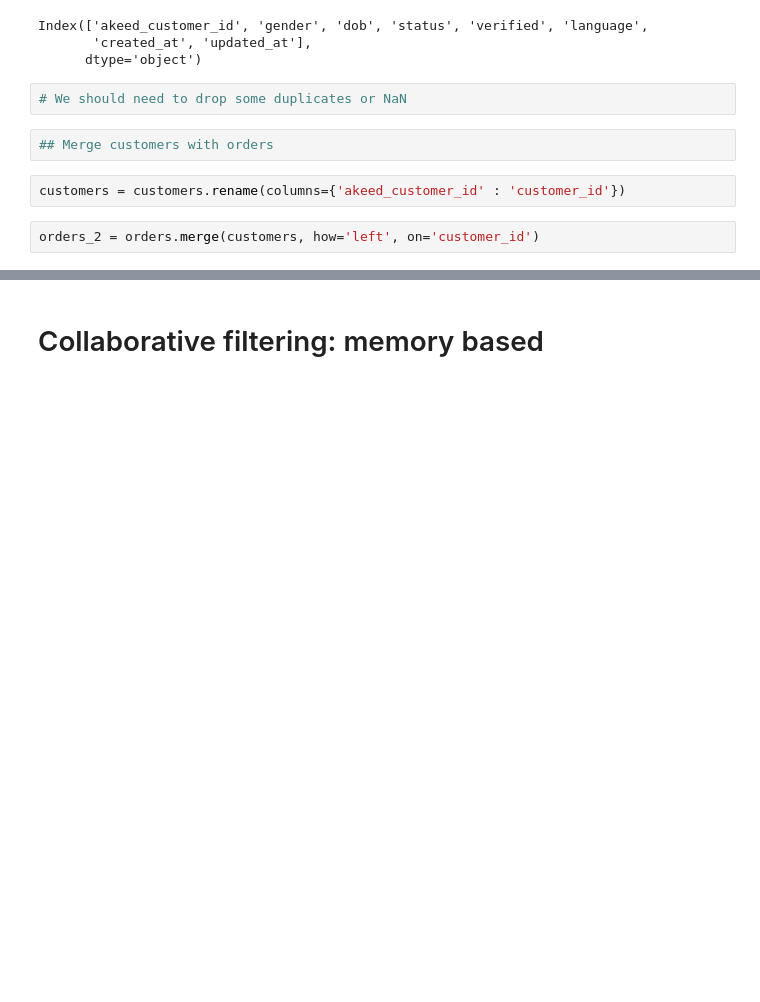
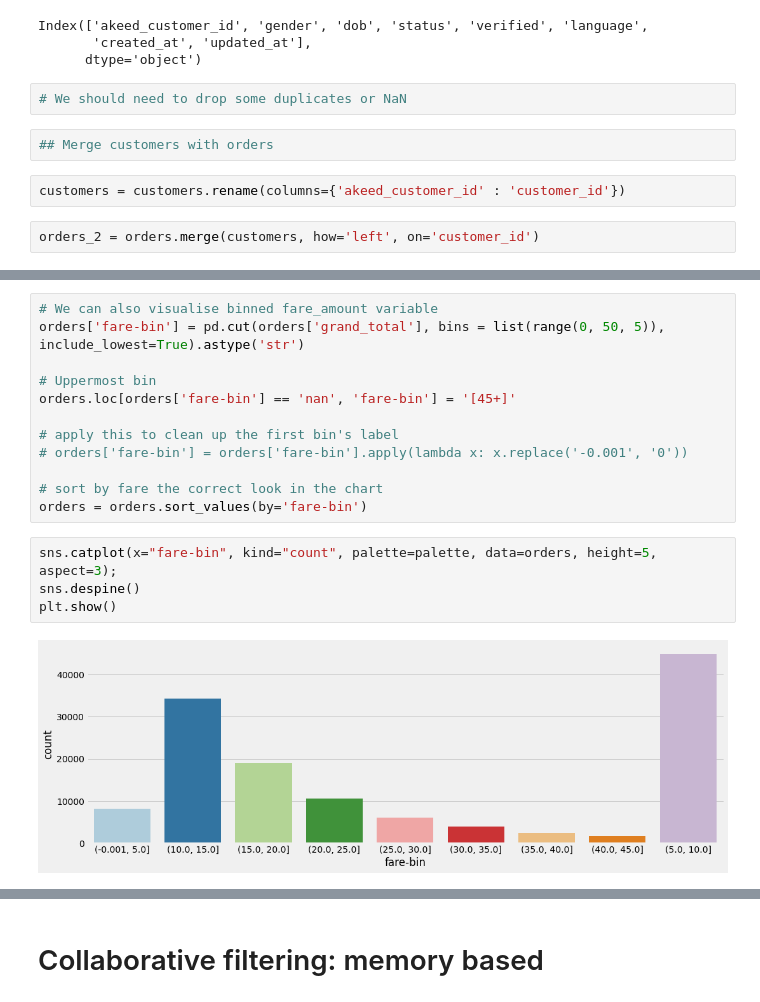
Before and after one commit to AurelSann/Recommendation_challenge, a Jupyter notebook: notebooks/Coco_Data_explo.ipynb, the cells around one changed output, grey strips where cells are left out. Cells and saved outputs as stored; diff of their text form; blank space fills up the shorter version.

```diff
--- a/notebooks/Coco_Data_explo.ipynb
+++ b/notebooks/Coco_Data_explo.ipynb
@@ -85,0 +121,18 @@ ModuleNotFoundError: No module named 'Recommendation_model'
+# %%
+# We can also visualise binned fare_amount variable
+orders['fare-bin'] = pd.cut(orders['grand_total'], bins = list(range(0, 50, 5)), include_lowest=True).astype('str')
+
+# Uppermost bin
+orders.loc[orders['fare-bin'] == 'nan', 'fare-bin'] = '[45+]'
+
+# apply this to clean up the first bin's label
+# orders['fare-bin'] = orders['fare-bin'].apply(lambda x: x.replace('-0.001', '0'))
+
+# sort by fare the correct look in the chart
+orders = orders.sort_values(by='fare-bin')
+# %%
+sns.catplot(x="fare-bin", kind="count", palette=palette, data=orders, height=5, aspect=3);
+sns.despine()
+plt.show()
+# %% [output]
+[figure, added]
```
Also changed, not shown: parts of 35 cells of this notebook.
